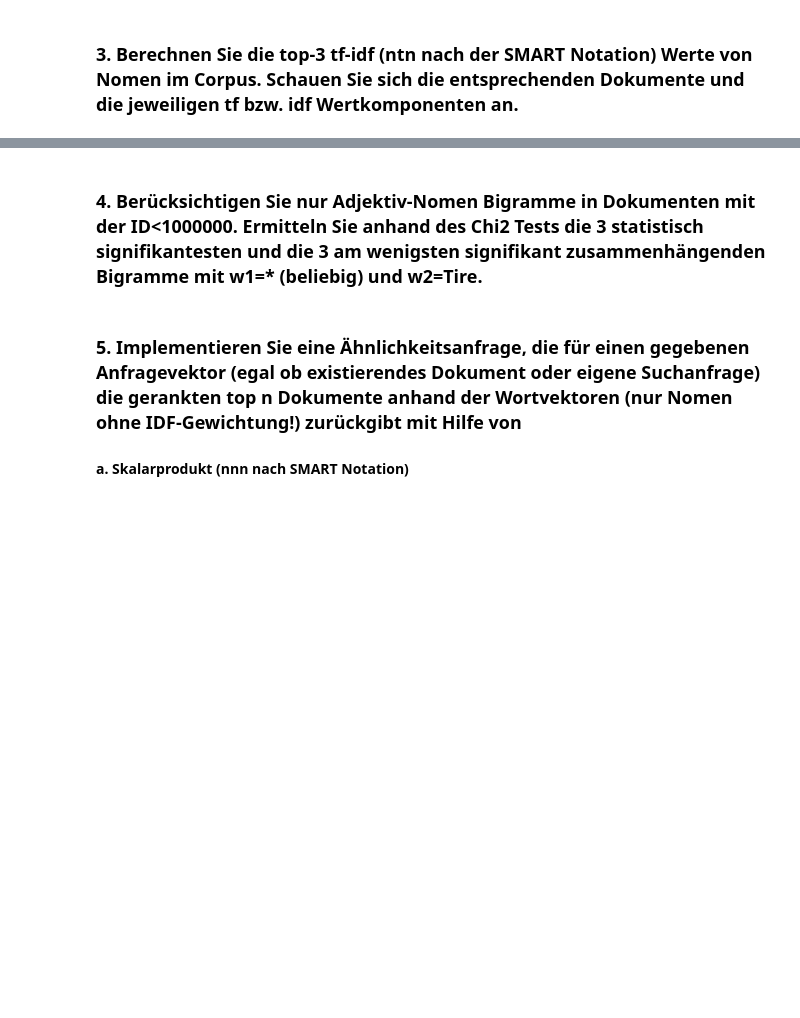
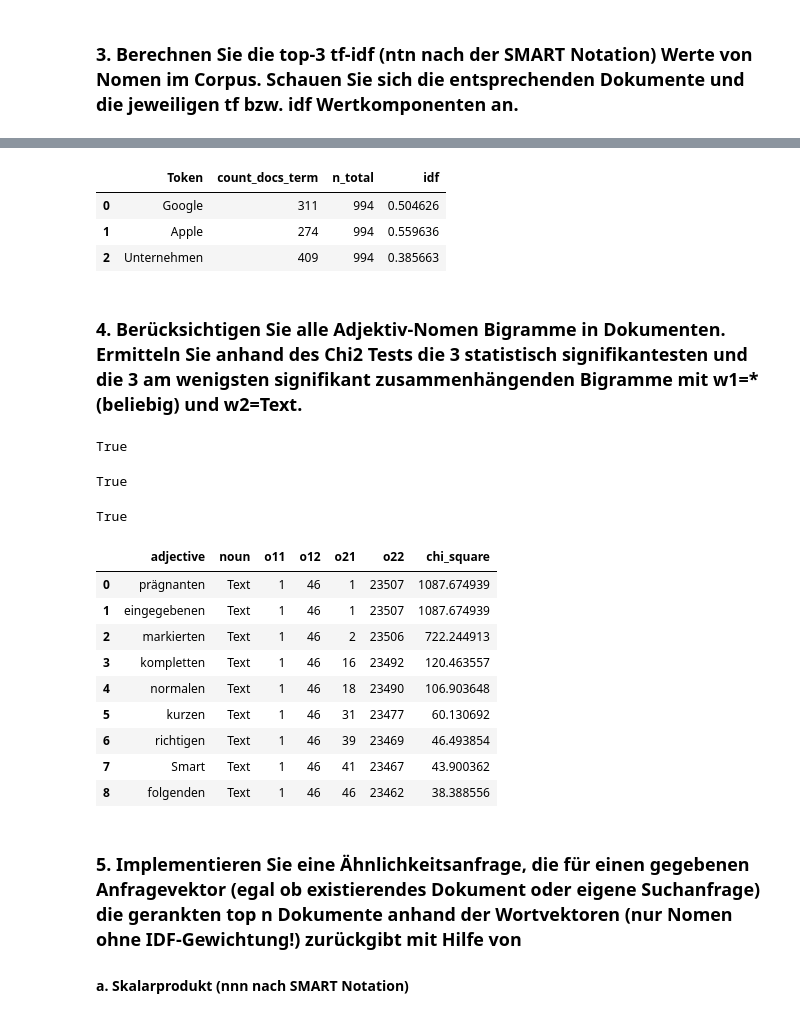
Before and after one commit to tobirohrer/webmining, a Jupyter notebook: praktikum3/praktikum3.ipynb, the cells around one changed output, grey strips where cells are left out. Cells and saved outputs as stored; diff of their text form; code cells hidden in the pictures; blank space fills up the shorter version.

```diff
--- a/praktikum3/praktikum3.ipynb
+++ b/praktikum3/praktikum3.ipynb
@@ -7,5 +7,5 @@ import numpy as np
 # %% [markdown]
 # Connection database
 # %%
-connection = dbapi.connect('52.212.208.46', 39015, 'SYSTEM', '')
+connection = dbapi.connect('34.240.190.174', 39015, 'SYSTEM', 'Glorp2018!')
 connection.isconnected()
@@ -110,6 +124,7 @@ select t1.adjective, t1.noun, w1_and_w2 as o11, (sum_w1_and_w2-SUM(w1_and_w2)) a
 (select SUM(w1_and_not_w2) as sum_NOT_w2 from "SYSTEM"."ADJECTIVE_NOUN_BIGRAM_NOT_TIRE" order by sum_NOT_w2 desc) as t4 where t3.adjective=t1.adjective group by t1.adjective, t1.noun, w1_and_w2, t2.sum_w1_and_w2, t3.sum_w1_and_not_w2, t4.sum_NOT_w2
 )
 """);
+data = cursor.fetchall();
 # %%
 values_list = []
 header = ["adjective", "noun", "o11", "o12", "o21", "o22", "chi_square"];
@@ -221,5 +325,76 @@ drop_dublicates(ordered_coocurrencies)
+# %%
+# idf
+sql = 'select TA_TOKEN, count_docs_term, n_total, LOG(10,(n_total/count_docs_term)) as idf from VALUES_IDF_T3N'
+cursor.execute(sql)
+idf = cursor.fetchall()
+idf_df = pd.DataFrame(idf)
+idf_df.columns = ['Token', 'count_docs_term', 'n_total', 'idf']
+idf_df
+# %% [output]
+|  | Token | count_docs_term | n_total | idf |
+| 0 | Google | 311 | 994 | 0.504626 |
+| 1 | Apple | 274 | 994 | 0.559636 |
+| 2 | Unternehmen | 409 | 994 | 0.385663 |
 # %% [markdown]
-### 4. Berücksichtigen Sie nur Adjektiv-Nomen Bigramme in Dokumenten mit der ID<1000000. Ermitteln Sie anhand des Chi2 Tests die 3 statistisch signifikantesten und die 3 am wenigsten signifikant zusammenhängenden Bigramme mit w1=* (beliebig) und w2=Tire.
+### 4. Berücksichtigen Sie alle Adjektiv-Nomen Bigramme in Dokumenten. Ermitteln Sie anhand des Chi2 Tests die 3 statistisch signifikantesten und die 3 am wenigsten signifikant zusammenhängenden Bigramme mit w1=* (beliebig) und w2=Text.
+# %%
+# create view
+# all adjective-noun bigrams and w1=* and w2=Text
+sql = 'create view adjective_noun_bigram_T3N as select t1.TA_TOKEN as adjective, t2.TA_TOKEN as noun, count(*) as  w1_and_w2 from "SYSTEM"."$TA_T3NTEXTIND" as t1, "SYSTEM"."$TA_T3NTEXTIND" as t2 where t1.ID=t2.ID and t1.TA_COUNTER=t2.TA_COUNTER-1 and t1.TA_SENTENCE=t2.TA_SENTENCE and t1.TA_TYPE=\'adjective\' and t2.TA_TYPE=\'noun\' and t2.TA_TOKEN=\'Text\' group by t1.TA_TOKEN, t2.TA_TOKEN order by count(*) desc'
+cursor.execute(sql)
+# %% [output]
+True
+# %%
+# create view
+# all adjective-noun bigrams and w1=* and w2=not_Text
+sql = 'create view adjective_noun_bigram_not_text as select t1.TA_TOKEN as adjective, t2.TA_TOKEN as noun, count(*) as  w1_and_not_w2 from "SYSTEM"."$TA_T3NTEXTIND" as t1, "SYSTEM"."$TA_T3NTEXTIND" as t2 where t1.ID=t2.ID and t1.TA_COUNTER=t2.TA_COUNTER-1 and t1.TA_SENTENCE=t2.TA_SENTENCE and t1.TA_TYPE=\'adjective\' and t2.TA_TYPE=\'noun\' and t2.TA_TOKEN!=\'Text\' group by t1.TA_TOKEN, t2.TA_TOKEN order by count(*) desc'
+cursor.execute(sql)
+# %% [output]
+True
+# %%
+# drop SQL-Views
+sql_drop_view = 'drop view adjective_noun_bigram_T3N'
+cursor.execute(sql_drop_view)
+# %% [output]
+True
+# %%
+cursor.execute("""
+select adjective, noun, o11, o12, o21, o22 from
+(
+select t1.adjective, t1.noun, w1_and_w2 as o11, (sum_w1_and_w2-SUM(w1_and_w2)) as o12, t3.sum_w1_and_not_w2 as o21, (sum_NOT_w2 - t3.sum_w1_and_not_w2) as o22 from
+"SYSTEM"."ADJECTIVE_NOUN_BIGRAM_T3N" as t1,
+(select SUM(w1_and_w2) as sum_w1_and_w2 from "SYSTEM"."ADJECTIVE_NOUN_BIGRAM_T3N") as t2,
+(select adjective, SUM(w1_and_not_w2) as sum_w1_and_not_w2 from "SYSTEM"."ADJECTIVE_NOUN_BIGRAM_NOT_TEXT" group by adjective) as t3,
+(select SUM(w1_and_not_w2) as sum_NOT_w2 from "SYSTEM"."ADJECTIVE_NOUN_BIGRAM_NOT_TEXT" order by sum_NOT_w2 desc) as t4 where t3.adjective=t1.adjective group by t1.adjective, t1.noun, w1_and_w2, t2.sum_w1_and_w2, t3.sum_w1_and_not_w2, t4.sum_NOT_w2
+)
+""");
+data = cursor.fetchall();
+# %%
+values_list = []
+header = ["adjective", "noun", "o11", "o12", "o21", "o22", "chi_square"];
+for item in data:
+    o11=item[2]
+    o12=item[3]
+    o21= item[4]
+    o22=item[5]
+    chi_square = ((102848 * (o11 * o22 - o12 * o21)**2) / ((o11 + o12) * (o11 + o21) * (o12 + o22) * (o21 + o22)))
+    values_list.append((item[0], item[1], item[2], item[3], item[4], item[5], chi_square))
+
+values_list.sort(key=lambda x: x[6], reverse=True);
+df = pd.DataFrame(values_list)
+df.columns = [header]
+df
+# %% [output]
+|  | adjective | noun | o11 | o12 | o21 | o22 | chi_square |
+| 0 | prägnanten | Text | 1 | 46 | 1 | 23507 | 1087.674939 |
+| 1 | eingegebenen | Text | 1 | 46 | 1 | 23507 | 1087.674939 |
+| 2 | markierten | Text | 1 | 46 | 2 | 23506 | 722.244913 |
+| 3 | kompletten | Text | 1 | 46 | 16 | 23492 | 120.463557 |
+| 4 | normalen | Text | 1 | 46 | 18 | 23490 | 106.903648 |
+| 5 | kurzen | Text | 1 | 46 | 31 | 23477 | 60.130692 |
+| 6 | richtigen | Text | 1 | 46 | 39 | 23469 | 46.493854 |
+| 7 | Smart | Text | 1 | 46 | 41 | 23467 | 43.900362 |
+| 8 | folgenden | Text | 1 | 46 | 46 | 23462 | 38.388556 |
 # %% [markdown]
 ### 5. Implementieren Sie eine Ähnlichkeitsanfrage, die für einen gegebenen Anfragevektor (egal ob existierendes Dokument oder eigene Suchanfrage) die gerankten top n Dokumente anhand der Wortvektoren (nur Nomen ohne IDF-Gewichtung!) zurückgibt mit Hilfe von
 #### a. Skalarprodukt (nnn nach SMART Notation)
```
Also changed, not shown: parts of 13 cells of this notebook.
